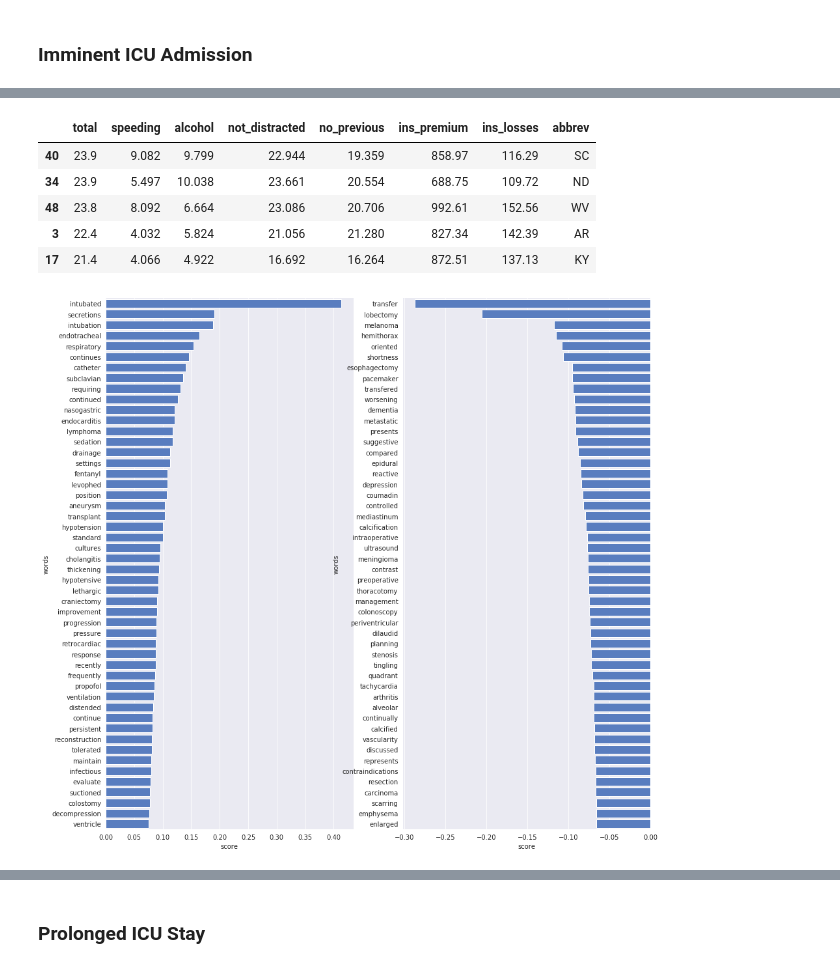
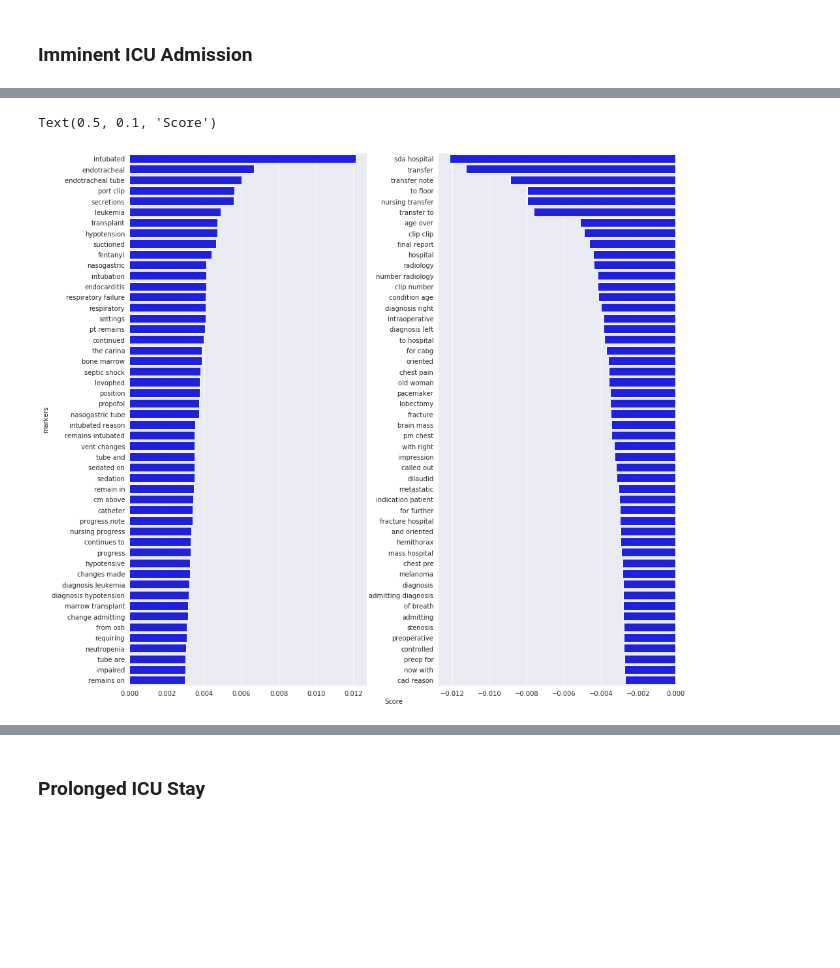
Before and after one commit to sudarshan85/imminent-adm-mimic, a Jupyter notebook: lr/lr_classifier.ipynb, the cells around one changed output, grey strips where cells are left out. Saved outputs shown, nothing was run; the diff lists cells and outputs as text; code cells hidden in the pictures; blank space fills up the shorter version.

Commit message:
LR with ngram

```diff
--- a/lr/lr_classifier.ipynb
+++ b/lr/lr_classifier.ipynb
@@ -67,6 +70,4 @@ print(ps_df.shape)
 # %%
-df = set_group_splits(ia_df.copy(), group_col='hadm_id', seed=seed)
-vectorizer = TfidfVectorizer(min_df=args.min_freq, analyzer=str.split, sublinear_tf=True, ngram_range=(1,2))
 x_train = vectorizer.fit_transform(df.loc[(df['split'] == 'train')]['processed_note'])
 x_test = vectorizer.transform(df.loc[(df['split'] == 'test')]['processed_note'])
 y_train = df.loc[(df['split'] == 'train')]['imminent_adm_label'].to_numpy()
@@ -159,12 +153,3 @@ rows, cols = x_test.nonzero()
-# %%
-i = 0
-for row, col in zip(rows, cols):
-  i += 1
-  word = feature_names[col]
-  if len(word.split()) > 1:
-    print((feature_names[col]), x_test[row, col])
-    if i > 10:
-      break
 # %%
 feature_names = vectorizer.get_feature_names()
 p = re.compile('^[a-z\s]+$')
@@ -180,24 +165,21 @@ for i in sorted_idxs:
 
 coef = np.asarray(coef)
 coef = coef/coef.sum()
+
+df = pd.DataFrame({'markers': sorted_words, 'score': coef}, columns=['markers', 'score'])
-# %%
-df = pd.DataFrame({'words': sorted_words, 'score': coef}, columns=['words', 'score'])
 # %%
 pos = df.head(50)
 neg = df.tail(50).sort_values(by='score').reset_index(drop=True)
-# %%
-crashes = sns.load_dataset("car_crashes").sort_values("total", ascending=False)
-crashes.head()
-# %% [output]
-|  | total | speeding | alcohol | not_distracted | no_previous | ins_premium | ins_losses | abbrev |
-| 40 | 23.9 | 9.082 | 9.799 | 22.944 | 19.359 | 858.97 | 116.29 | SC |
-| 34 | 23.9 | 5.497 | 10.038 | 23.661 | 20.554 | 688.75 | 109.72 | ND |
-| 48 | 23.8 | 8.092 | 6.664 | 23.086 | 20.706 | 992.61 | 152.56 | WV |
-| 3 | 22.4 | 4.032 | 5.824 | 21.056 | 21.280 | 827.34 | 142.39 | AR |
-| 17 | 21.4 | 4.066 | 4.922 | 16.692 | 16.264 | 872.51 | 137.13 | KY |
 # %%
 fig, ax = plt.subplots(1, 2, figsize=(15, 15))
-sns.barplot(x='score', y='words', data=pos, color='b', ax=ax[0])
-sns.barplot(x='score', y='words', data=neg, color='b', ax=ax[1])
+sns.barplot(x='score', y='markers', data=pos, color='b', ax=ax[0])
+sns.barplot(x='score', y='markers', data=neg, color='b', ax=ax[1])
+ax[0].set_xlabel('')
+ax[1].set_xlabel('')
+ax[1].set_ylabel('')
+
+plt.subplots_adjust(wspace = 0.3)
+fig.text(0.5, 0.1, 'Score', ha='center')
 # %% [output]
+Text(0.5, 0.1, 'Score')
-[figure, old version]
+[figure, new version]
```
Also changed, not shown: parts of 33 cells of this notebook.
